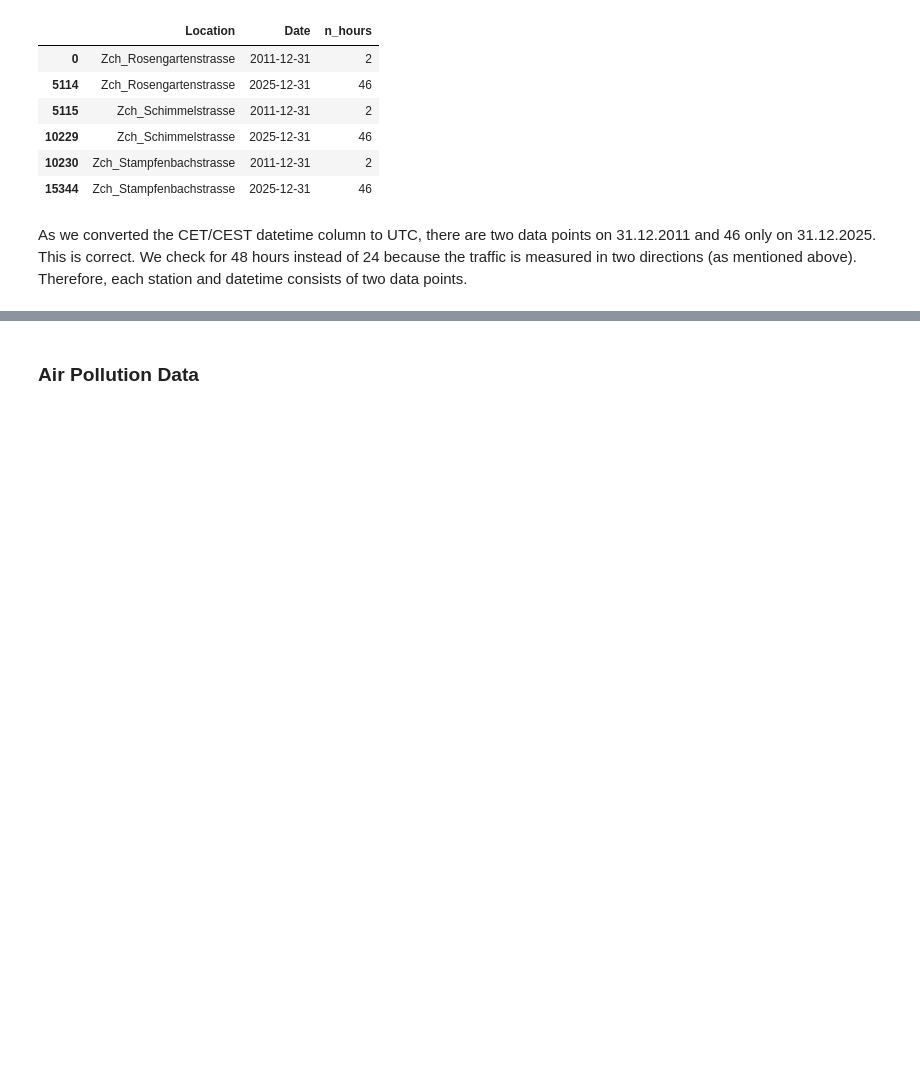
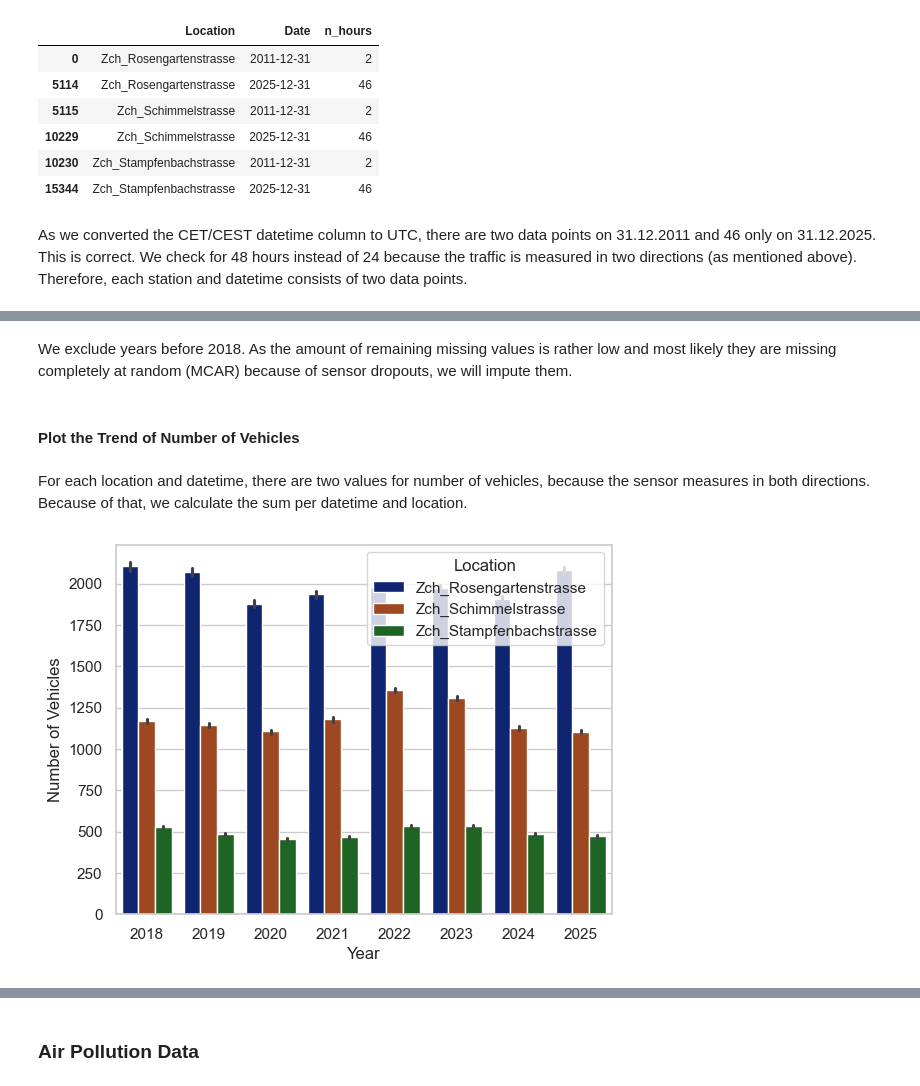
Before and after one commit to JitkaRantanen/AS2025_CO2-GroupProject, a Jupyter notebook: Masterfile.ipynb, the cells around one changed output, grey strips where cells are left out. Cells and saved outputs as stored; diff of their text form; code cells hidden in the pictures; blank space fills up the shorter version.

```diff
--- a/Masterfile.ipynb
+++ b/Masterfile.ipynb
@@ -623,0 +550,30 @@ The distribution of the tidied number of vehicles per year and location still lo
+# %% [markdown]
+We exclude years before 2018. As the amount of remaining missing values is rather low and most likely they are missing completely at random (MCAR) because of sensor dropouts, we will impute them.
+# %%
+years = range(2018, 2026)
+
+df_traffic_raw = df_traffic_raw[df_traffic_raw["Year"].isin(years)]
+
+df_traffic = df_traffic_raw.copy()
+# %% [markdown]
+#### Plot the Trend of Number of Vehicles
+# %% [markdown]
+For each location and datetime, there are two values for number of vehicles, because the sensor measures in both directions. Because of that, we calculate the sum per datetime and location.
+# %%
+df_traffic = (df_traffic.groupby(
+    ["Year", "Location", "Datetime", "Date", "Time", "Hour", "Month", "Month_str", "Weekday", "Weekday_str", "Day", "YearMonth"], as_index=False)
+              .agg(numVehicles=("AnzFahrzeuge", "sum")))
+# %%
+sns.set_theme(style="whitegrid")
+
+# Draw a barplot by number of vehicles and location
+g = sns.barplot(
+    data=df_traffic,
+    x="Year", y="numVehicles", hue="Location",
+    palette="dark", errorbar="ci"
+).set(
+    xlabel='Year',
+    ylabel='Number of Vehicles'
+)
+# %% [output]
+[figure, added]
```
Also changed, not shown: parts of 82 cells of this notebook.
